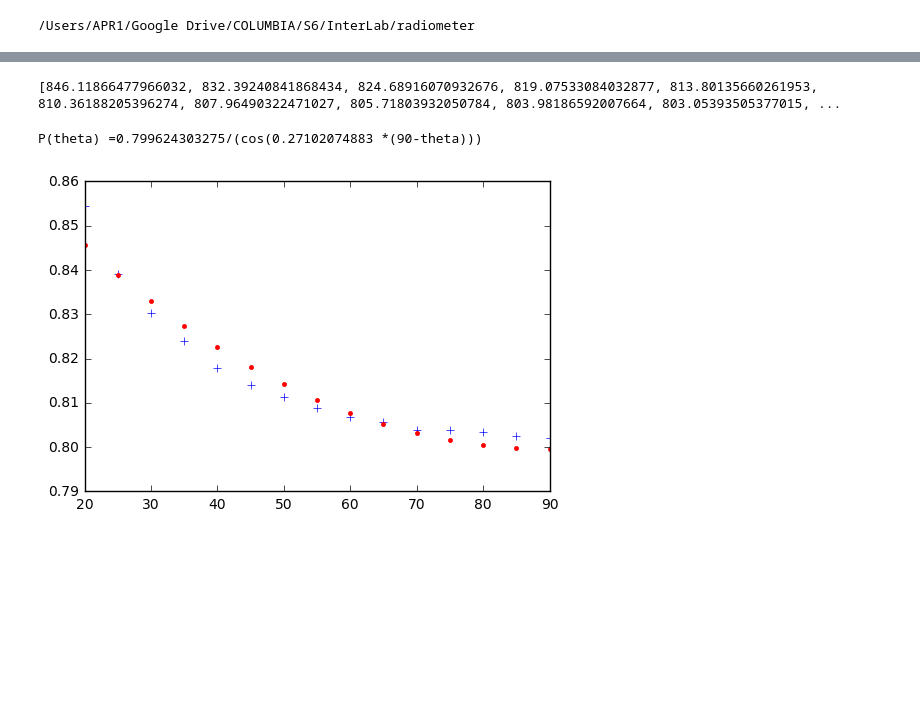
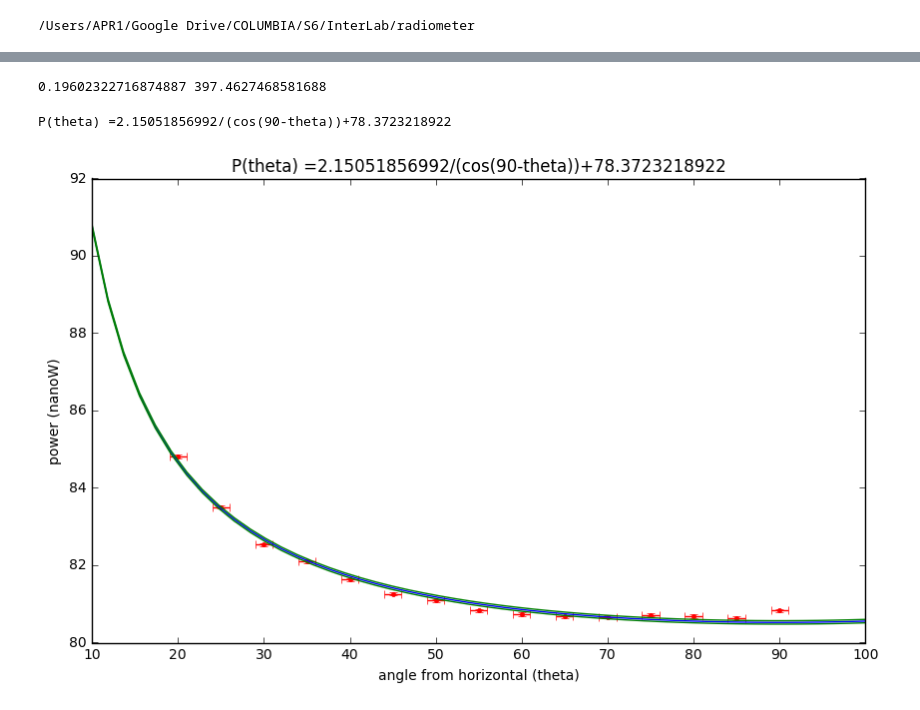
Before and after one commit to ekacmblab/radiometer, a Jupyter notebook: notebooks/SkyDipAnalysis.ipynb, the cells around one changed output, grey strips where cells are left out. Cells and saved outputs as stored; diff of their text form; code cells hidden in the pictures; blank space fills up the shorter version.

```diff
--- a/notebooks/SkyDipAnalysis.ipynb
+++ b/notebooks/SkyDipAnalysis.ipynb
@@ -2,6 +2,7 @@
 import glob
 # %%
 %pylab inline
+pylab.rcParams['figure.figsize'] = (10, 6)
 # %% [output]
 Populating the interactive namespace from numpy and matplotlib
 # %%
@@ -22,0 +17,7 @@ print(files)
+# %%
+angleUncert = 1
+date = "2016-11-18"
+t = ""
+files = glob.glob("Data/"+date+"_"+t+"*.txt")
+files = ['Data/2016-11-18_15:51:06_Readout.txt', 'Data/2016-11-18_15:58:10_Readout.txt', 'Data/2016-11-18_16:00:09_Readout.txt', 'Data/2016-11-18_16:01:55_Readout.txt', 'Data/2016-11-18_16:03:40_Readout.txt', 'Data/2016-11-18_16:05:05_Readout.txt', 'Data/2016-11-18_16:06:18_Readout.txt', 'Data/2016-11-18_16:08:04_Readout.txt', 'Data/2016-11-18_16:09:37_Readout.txt', 'Data/2016-11-18_16:11:05_Readout.txt', 'Data/2016-11-18_16:12:46_Readout.txt', 'Data/2016-11-18_16:14:06_Readout.txt', 'Data/2016-11-18_16:15:30_Readout.txt', 'Data/2016-11-18_16:16:59_Readout.txt', 'Data/2016-11-18_16:18:26_Readout.txt', 'Data/2016-11-18_16:19:45_Readout.txt', 'Data/2016-11-18_16:21:04_Readout.txt', 'Data/2016-11-18_16:22:18_Readout.txt', 'Data/2016-11-18_16:23:32_Readout.txt', 'Data/2016-11-18_16:24:54_Readout.txt', 'Data/2016-11-18_16:26:27_Readout.txt', 'Data/2016-11-18_16:27:48_Readout.txt', 'Data/2016-11-18_16:29:45_Readout.txt', 'Data/2016-11-18_16:33:20_Readout.txt']
+print(files)
@@ -23,11 +26,11 @@ print(files)
 # %%
 # read header
 headers = []
-for f in files[8:24]:
+for f in files:
     with open(f,"r") as file:
         header = []
         for line in file:
             if line.startswith("#"):
                 header.append(line[2:])
         headers.append(header)
-print(headers)
+#print(headers)
@@ -58,9 +59,7 @@ dict_keys(['25', '35', '75', '45', '65', '20', '85', '80', '90', '60', '40', '70
 # %%
 angles = np.linspace(20,90,(90-20)/5+1)
-from random import randint
-colors = dict()
-for i in range(len(angles)):
-    colors[str(int(angles[i]))]='%06X' % randint(0, 0xFFFFFF)
+cmap = plt.get_cmap('spectral')
+colors = [cmap(i) for i in np.linspace(0, 1, len(angles))]
 print(angles)
 print(colors)
 # %% [output]
@@ -88,9 +103,18 @@ print(meanPower)
-# %%
-#G=0.000118338559546
-#Trec=847.568934377
-G = 0.00113299392409
-Trec=-91.8693275607
-meanTemp = [x/G - Trec for x in meanPower]
-print(meanTemp)
-# %% [output]
-[846.11866477966032, 832.39240841868434, 824.68916070932676, 819.07533084032877, 813.80135660261953, 810.36188205396274, 807.96490322471027, 805.71803932050784, 803.98186592007664, 803.05393505377015, ...
+# %%
+Pcold = 78.5
+Tcold = 3
+Phot = 134.2
+Thot = 14+273.15
+G = (Phot-Pcold)/(Thot-Tcold)
+Trec = (Pcold * Thot - Phot * Tcold)/(Phot-Pcold)
+print(G,Trec)
+
+#Pcold = 107
+#Tcold = 150
+#Phot = 134.2
+#Thot = 14+273.15
+#G = (Phot-Pcold)/(Thot-Tcold)
+#Trec = (Pcold * Thot - Phot * Tcold)/(Phot-Pcold)
+#print(G,Trec)
+# %% [output]
+0.19602322716874887 397.4627468581688
@@ -97,18 +127,33 @@ print(meanTemp)
 # %%
 from scipy.optimize import curve_fit
+#angles = [90-x for x in angles]
+#print(angles)
 
 # choose the function to be fitted...
 def secant (x,a,b):
-    return a/cos(b*(90-x)*2*pi/360)
+    return a/cos((90-x)*2*pi/360)+b
 
 # exectute the curve fit...
 coeffs, fiterr = curve_fit(secant, angles, meanPower)
+zerothPower = coeffs[0]
+highCoeffs, highFiterr = curve_fit(secant, angles, [meanPower[i]+stdPower[i] for i in range(len(meanPower))])
+highZerothPower = highCoeffs[1]
+
+lowCoeffs, lowFiterr = curve_fit(secant, angles, [meanPower[i]-stdPower[i] for i in range(len(meanPower))])
+lowZerothPower = lowCoeffs[1]
+
 
 # ...and plot the results
-print ("P(theta) =%s/(cos(%s *(90-theta)))" % (coeffs[0],coeffs[1]))
-plt.plot(angles,meanPower , '+')
-plt.plot(angles,secant(angles,*coeffs),'r.')
+print ("P(theta) =%s/(cos(90-theta))+%s" % (coeffs[0],coeffs[1]))
+plt.errorbar(angles,meanPower,xerr=angleUncert,yerr=stdPower, fmt='r.')
+plt.plot(linspace(10,100),secant(linspace(10,100),*coeffs),'b')
+plt.plot(linspace(10,100),secant(linspace(10,100),*lowCoeffs),'g')
+plt.plot(linspace(10,100),secant(linspace(10,100),*highCoeffs),'g')
+plt.ylabel('power (nanoW)')
+plt.xlabel('angle from horizontal (theta)')
+plt.title("P(theta) =%s/(cos(90-theta))+%s" % (coeffs[0],coeffs[1]))
+plt.savefig('Figures/power+fit_angle.png',bbox_inches='tight')
 plt.show()
 # %% [output]
-P(theta) =0.799624303275/(cos(0.27102074883 *(90-theta)))
+P(theta) =2.15051856992/(cos(90-theta))+78.3723218922
-[figure, old version]
+[figure, new version]
```
Also changed, not shown: parts of 11 cells of this notebook, 7 other files.
